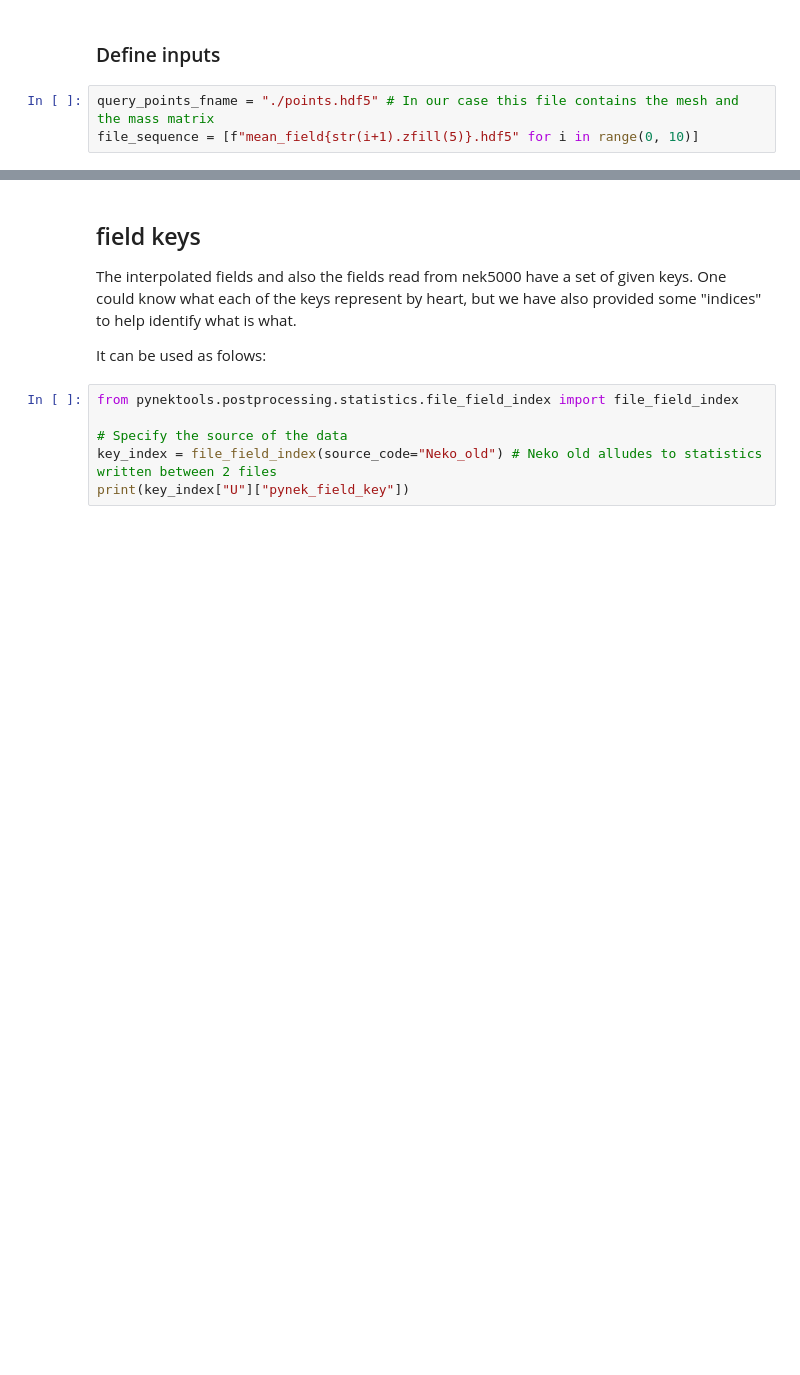
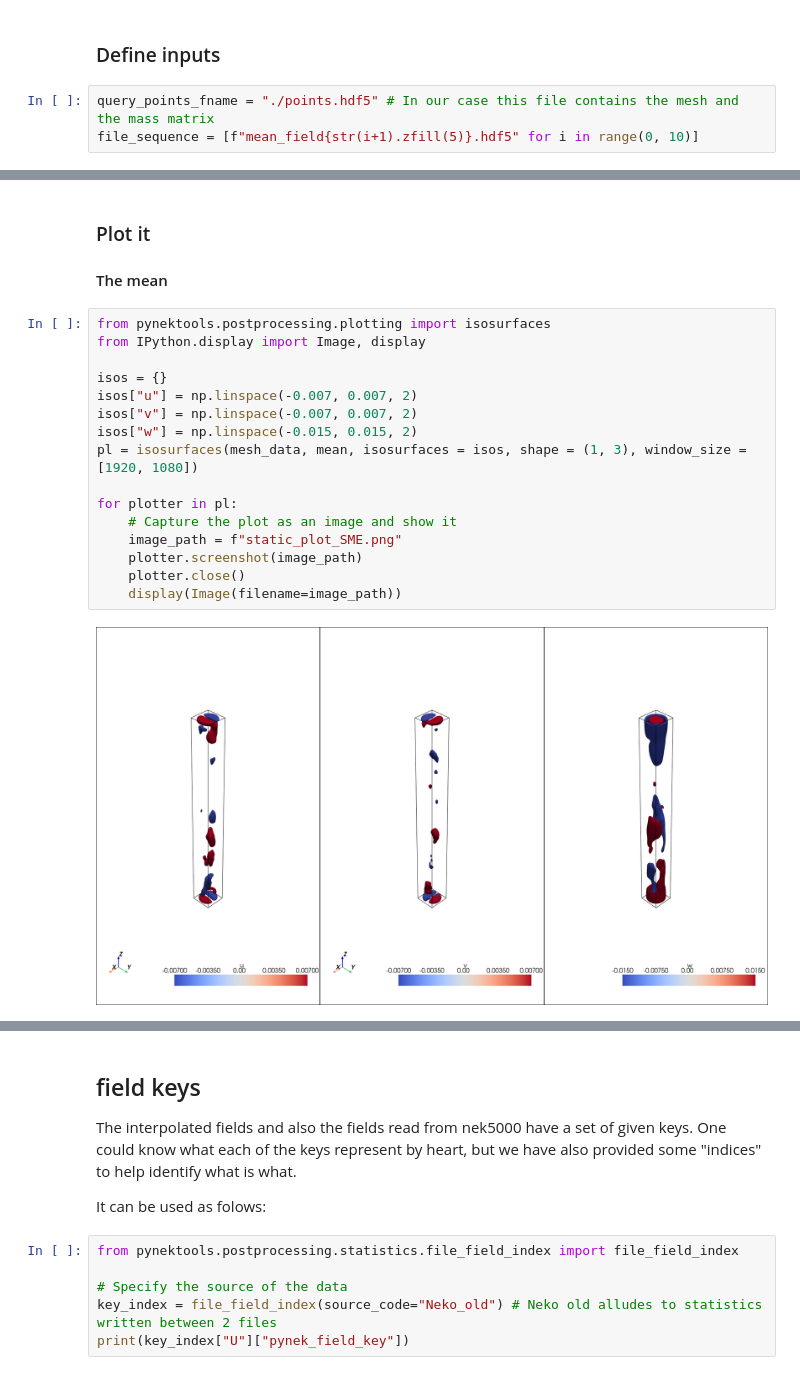
Before and after one commit to nchristensen/pySEMTools, a Jupyter notebook: examples/6-statistics/2-UQ_of_mean_fields.ipynb, the cells around one changed output, grey strips where cells are left out. Saved outputs shown, nothing was run; the diff lists cells and outputs as text; blank space fills up the shorter version.

```diff
--- a/examples/6-statistics/2-UQ_of_mean_fields.ipynb
+++ b/examples/6-statistics/2-UQ_of_mean_fields.ipynb
@@ -78,0 +39,22 @@ display(Image(filename=image_path))
+# %% [markdown]
+### Plot it
+
+#### The mean
+# %%
+from pynektools.postprocessing.plotting import isosurfaces
+from IPython.display import Image, display
+
+isos = {}
+isos["u"] = np.linspace(-0.007, 0.007, 2)
+isos["v"] = np.linspace(-0.007, 0.007, 2)
+isos["w"] = np.linspace(-0.015, 0.015, 2)
+pl = isosurfaces(mesh_data, mean, isosurfaces = isos, shape = (1, 3), window_size = [1920, 1080])
+
+for plotter in pl:
+    # Capture the plot as an image and show it
+    image_path = f"static_plot_SME.png"
+    plotter.screenshot(image_path)
+    plotter.close()
+    display(Image(filename=image_path))
+# %% [output]
+[figure, added]
```
Also changed, not shown: parts of 23 cells of this notebook, 1 other file.
